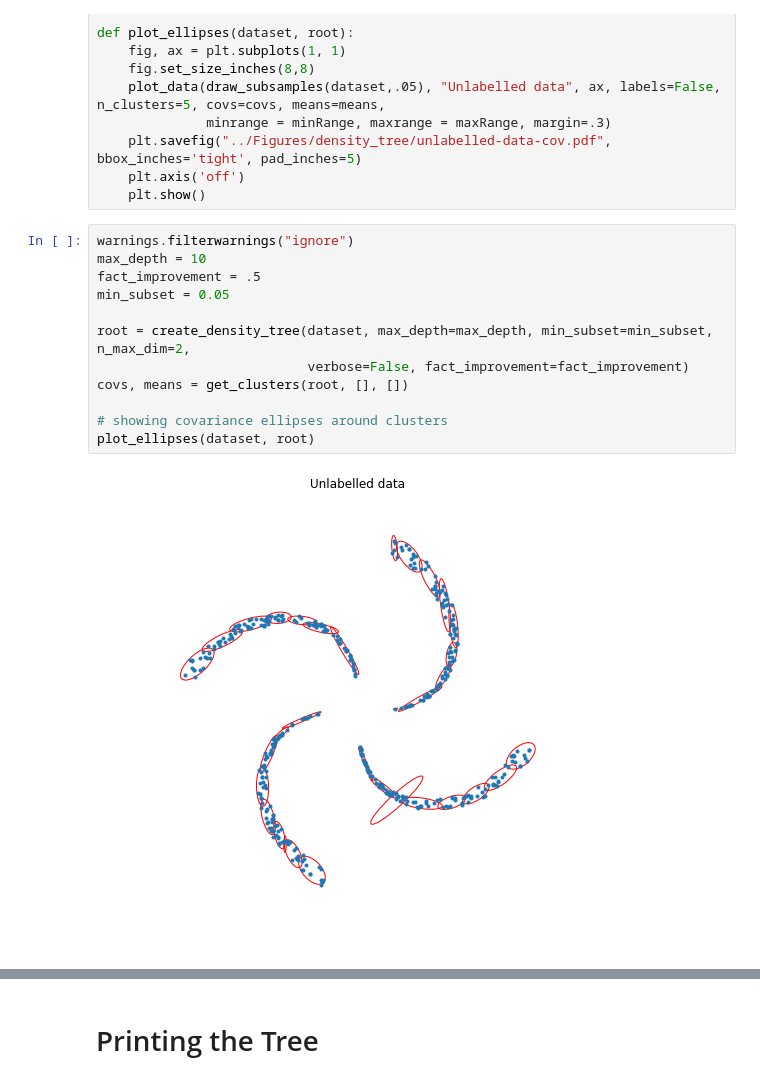
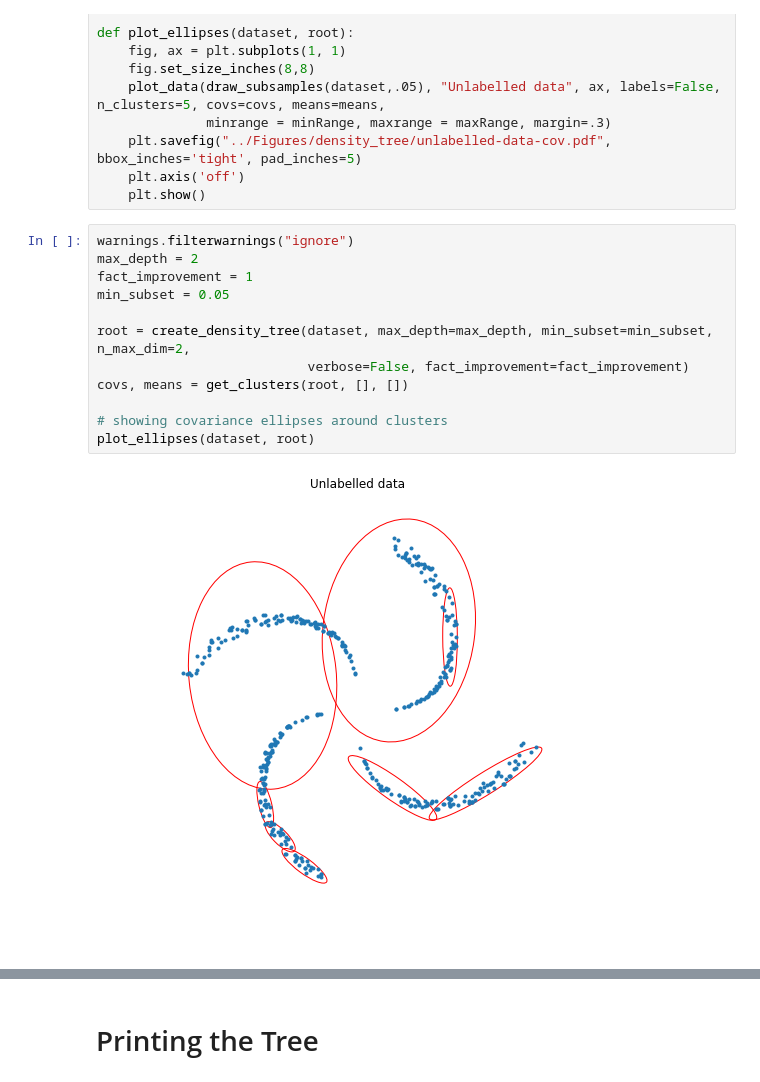
Before and after one commit to CyrilWendl/SIE-Master, a Jupyter notebook: Code/density_tree.ipynb, the cells around one changed output, grey strips where cells are left out. Drawn from its saved outputs; the diff is of its cells as text.

```diff
--- a/Code/density_tree.ipynb
+++ b/Code/density_tree.ipynb
@@ -162,18 +162,18 @@ def plot_ellipses(dataset, root):
     plt.show()
 # %%
 warnings.filterwarnings("ignore")
-max_depth = 10
-fact_improvement = .5
+max_depth = 2
+fact_improvement = 1
 min_subset = 0.05
 
 root = create_density_tree(dataset, max_depth=max_depth, min_subset=min_subset, n_max_dim=2,
                            verbose=False, fact_improvement=fact_improvement)
 covs, means = get_clusters(root, [], [])
 
 # showing covariance ellipses around clusters
 plot_ellipses(dataset, root)
 # %% [output]
-[figure, old version]
+[figure, new version]
 # %%
 plot_splits(dataset, root)
 # %% [output]
```
Also changed, not shown: parts of 10 cells of this notebook, 10 other files.
